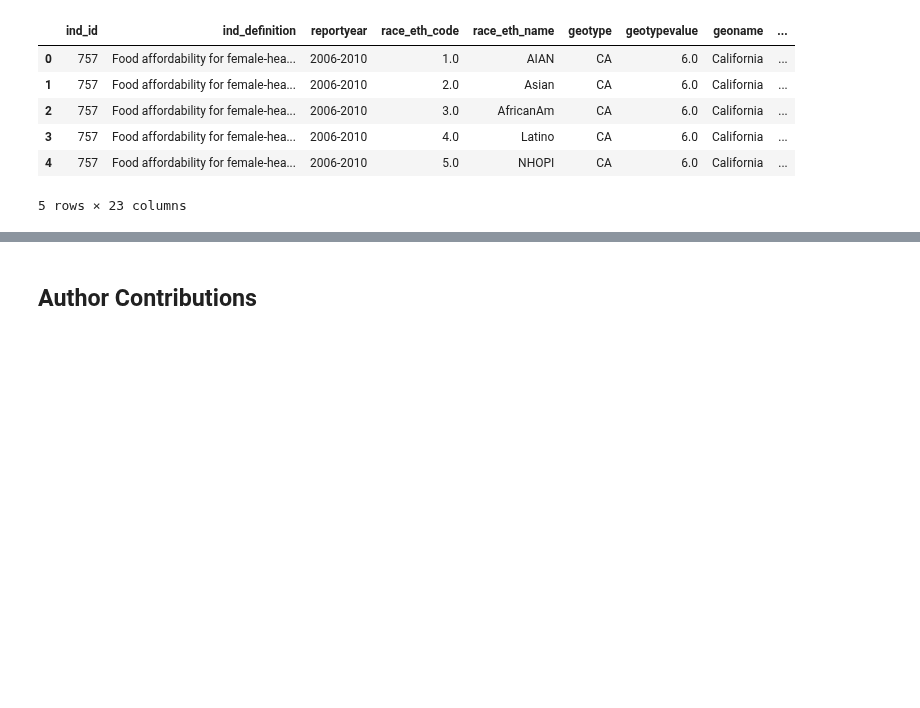
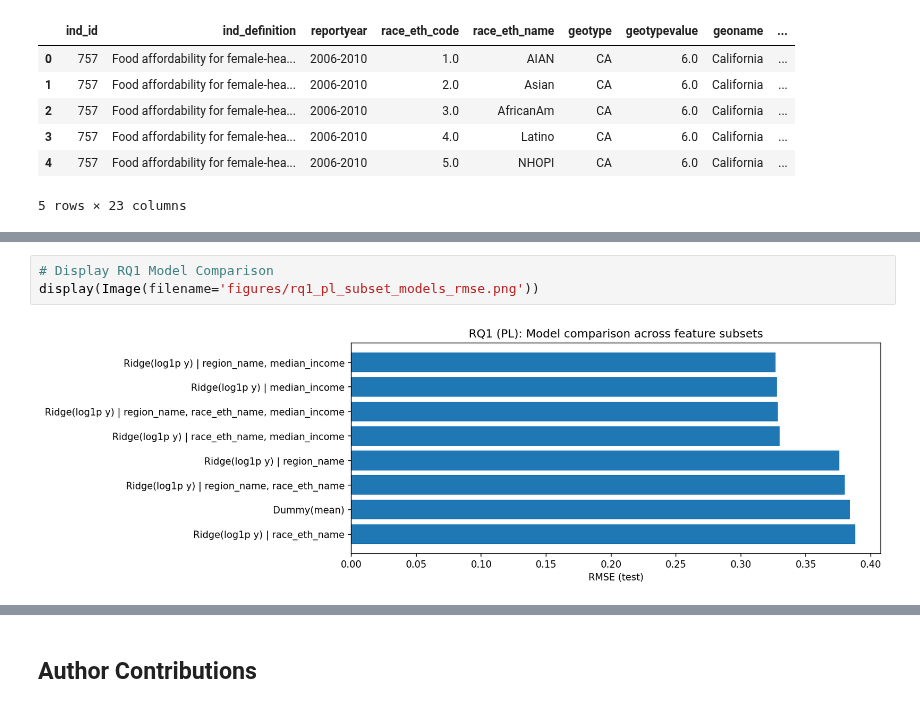
Before and after one commit to UCB-stat-159-f25/final-group18, a Jupyter notebook: main.ipynb, the cells around one changed output, grey strips where cells are left out. Saved outputs shown, nothing was run; the diff lists cells and outputs as text; blank space fills up the shorter version.

```diff
--- a/main.ipynb
+++ b/main.ipynb
@@ -28,0 +100,5 @@ data.head(5)
+# %%
+# Display RQ1 Model Comparison
+display(Image(filename='figures/rq1_pl_subset_models_rmse.png'))
+# %% [output]
+[figure, added]
```
Also changed, not shown: parts of 20 cells of this notebook, 9 other files.
